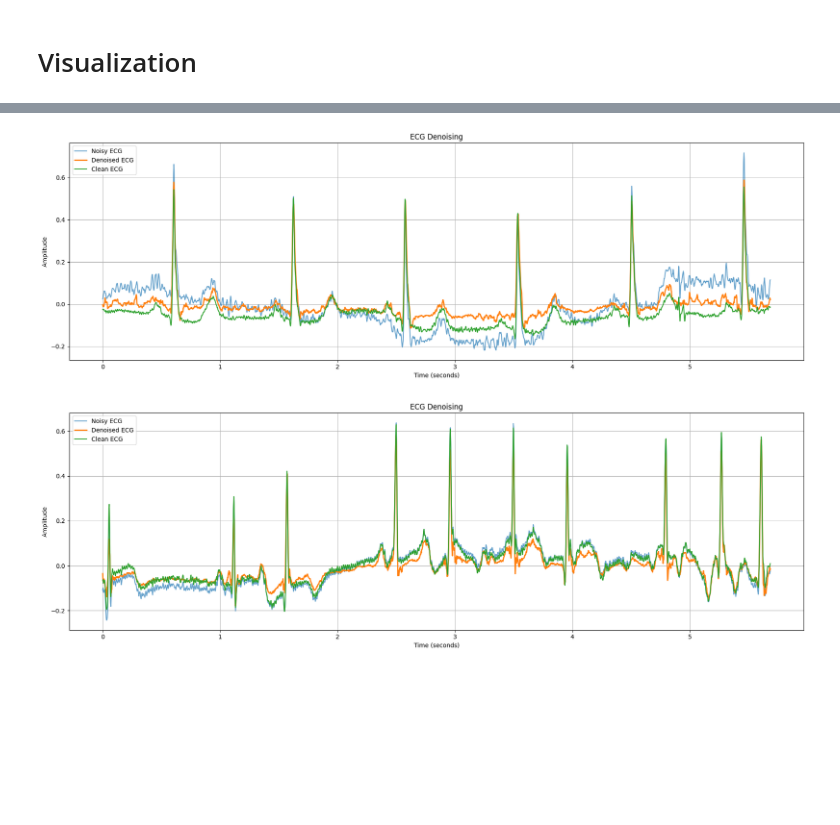
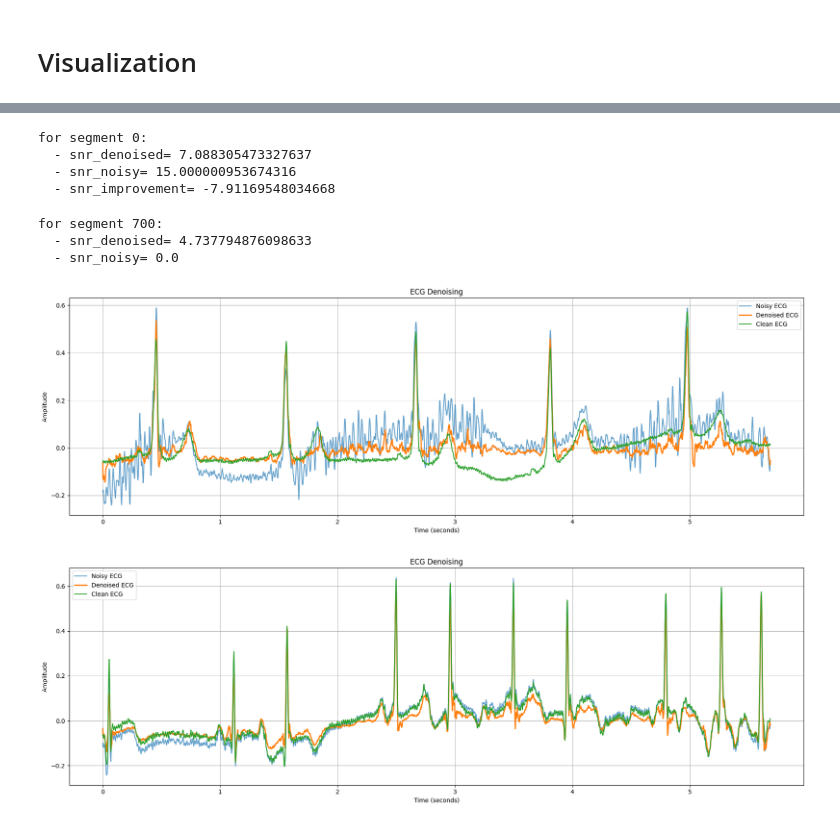
Before and after one commit to halashaheen/CAE-For-ECG-denoising, a Jupyter notebook: CAE_for_ECG_signal_processing(denoising_+_classification).ipynb, the cells around one changed output, grey strips where cells are left out. Drawn from its saved outputs; the diff is of its cells as text; code cells hidden in the pictures; blank space fills up the shorter version.

Commit message:
try combined datasets (-ve,0,+ve) snr for model trating and evaluation

```diff
--- a/CAE_for_ECG_signal_processing(denoising_+_classification).ipynb
+++ b/CAE_for_ECG_signal_processing(denoising_+_classification).ipynb
@@ -1355,0 +1762,28 @@ with torch.no_grad():
+# %%
+idx = 3165
+
+# Move data extraction to the correct device immediately
+device = torch.device("cuda" if torch.cuda.is_available() else "cpu")
+
+# 1. Pull individual segments and ensure they are squeezed to 1D arrays/tensors
+# Using .squeeze() drops the batch/channel dimensions so the math maps perfectly
+noisy_segment = x_test[idx].squeeze().to(device)
+clean_segment = y_test[idx].squeeze().to(device)
+
+model_combined2.eval()
+with torch.no_grad():
+    # Unsqueeze to add batch dimension for the model inference pass (1, 1, 2048)
+    noisy_input = x_test[idx:idx+1].to(device)
+    denoised_output = model_combined2(noisy_input)
+
+    # Squeeze the model output back to a 1D format for SNR math
+    denoised_segment = denoised_output.squeeze()
+
+# 2. Run the metrics using distinct, explicit functions
+snr_noisy = compute_snr(clean_segment, noisy_segment)
+snr_denoised = compute_snr(clean_segment, denoised_segment)
+
+print(f"for segment {idx}:")
+print(f"  - snr_noisy= {snr_noisy:.4f} dB")
+print(f"  - snr_denoised= {snr_denoised:.4f} dB")
+print(f"  - snr_improvement= {snr_denoised - snr_noisy:.4f} dB")
@@ -1365,23 +1822,40 @@ visualize_ecg_signals(
+# %%
+snr_denoised = compute_snr(clean_segment,denoised_segment)
+snr_noisy = compute_snr(clean_segment, noisy_segment)
+print(f"for segment {idx}:\n  - snr_denoised= {snr_denoised}\n  - snr_noisy= {snr_noisy}\n  - snr_improvement= {snr_denoised- snr_noisy}")
+# %% [output]
+for segment 0:
+  - snr_denoised= 7.088305473327637
+  - snr_noisy= 15.000000953674316
+  - snr_improvement= -7.91169548034668
 # %%
-idx = 305
-noisy_segment = x_train[idx]
-clean_segment = y_train[idx]
+idx = 700
+noisy_segment = x_test[idx]
+clean_segment = y_test[idx]
 
 device = torch.device("cuda" if torch.cuda.is_available()else "cpu")
-model.eval()
+modelx.eval()
 with torch.no_grad():
 
-    noisy_input = (x_train[idx:idx+1].to(device))
-    denoised_segment = model(noisy_input)
+    noisy_input = (x_test[idx:idx+1].to(device))
+    denoised_segment = modelx(noisy_input)
+# %%
+snr_denoised = compute_snr(clean_segment,denoised_segment)
+snr_noisy = compute_snr(clean_segment, noisy_segment)
+print(f"for segment {idx}:\n  - snr_denoised= {snr_denoised}\n  - snr_noisy= {snr_noisy}")
+# %% [output]
+for segment 700:
+  - snr_denoised= 4.737794876098633
+  - snr_noisy= 0.0
 # %%
 visualize_ecg_signals(
-    noisy=x_train[idx:idx+1],
+    noisy=x_test[idx:idx+1],
     denoised=denoised_segment,
     clean=clean_segment,
     fs=360
 )
 # %% [output]
-[figure, old version]
+[figure, new version]
 # %%
 visualize_ecg_signals(
     noisy=x_test[idx:idx+1],
```
Also changed, not shown: parts of 31 cells of this notebook.
